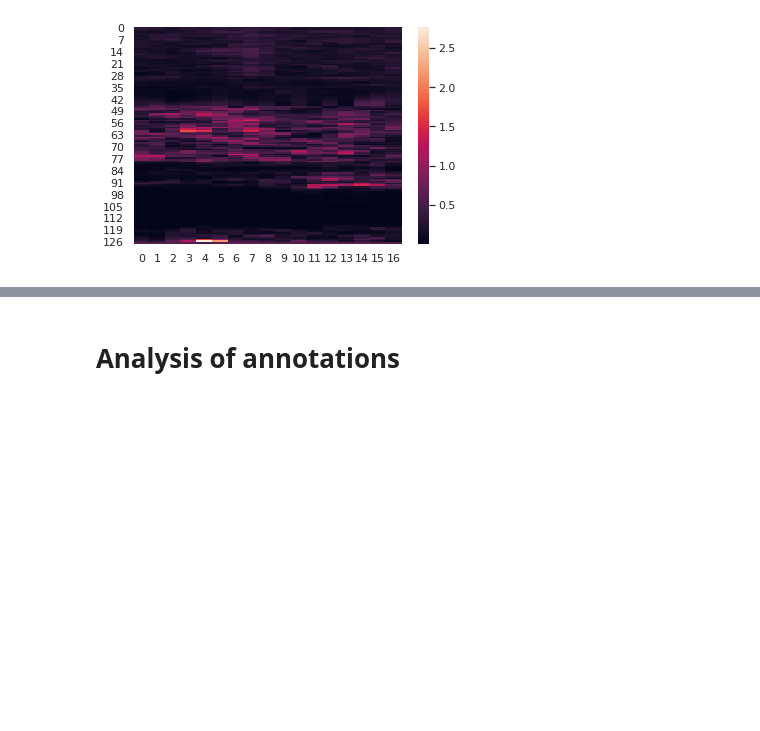
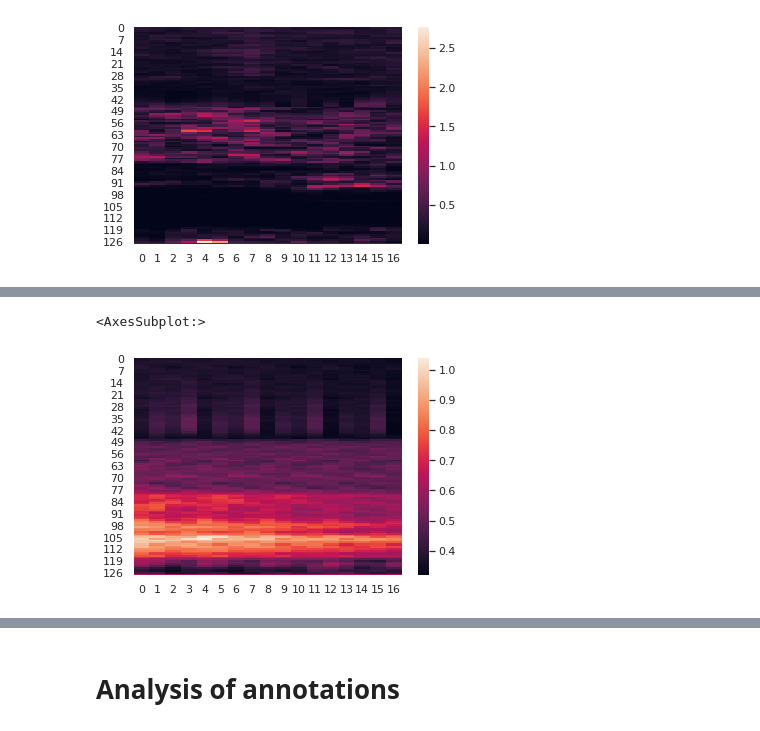
Before and after one commit to johnmartinsson/soundscape-analysis, a Jupyter notebook: few_shot_learning/notebooks/dcase_few_shot_bioacoustic_data_analysis.ipynb, the cells around one changed output, grey strips where cells are left out. Cells and saved outputs as stored; diff of their text form; code cells hidden in the pictures; blank space fills up the shorter version.

```diff
--- a/few_shot_learning/notebooks/dcase_few_shot_bioacoustic_data_analysis.ipynb
+++ b/few_shot_learning/notebooks/dcase_few_shot_bioacoustic_data_analysis.ipynb
@@ -36,0 +37,5 @@ sns.heatmap(np.flipud(np.transpose(hdf_eval['feat_pos'][5])))
+# %%
+sns.heatmap(np.mean(np.array(list(map(lambda x: np.flipud(np.transpose(x)), hdf_eval['feat_pos'][:]))), axis=0))
+# %% [output]
+<AxesSubplot:>
+[figure, added]
```
Also changed, not shown: parts of 6 cells of this notebook, 31 other files.
